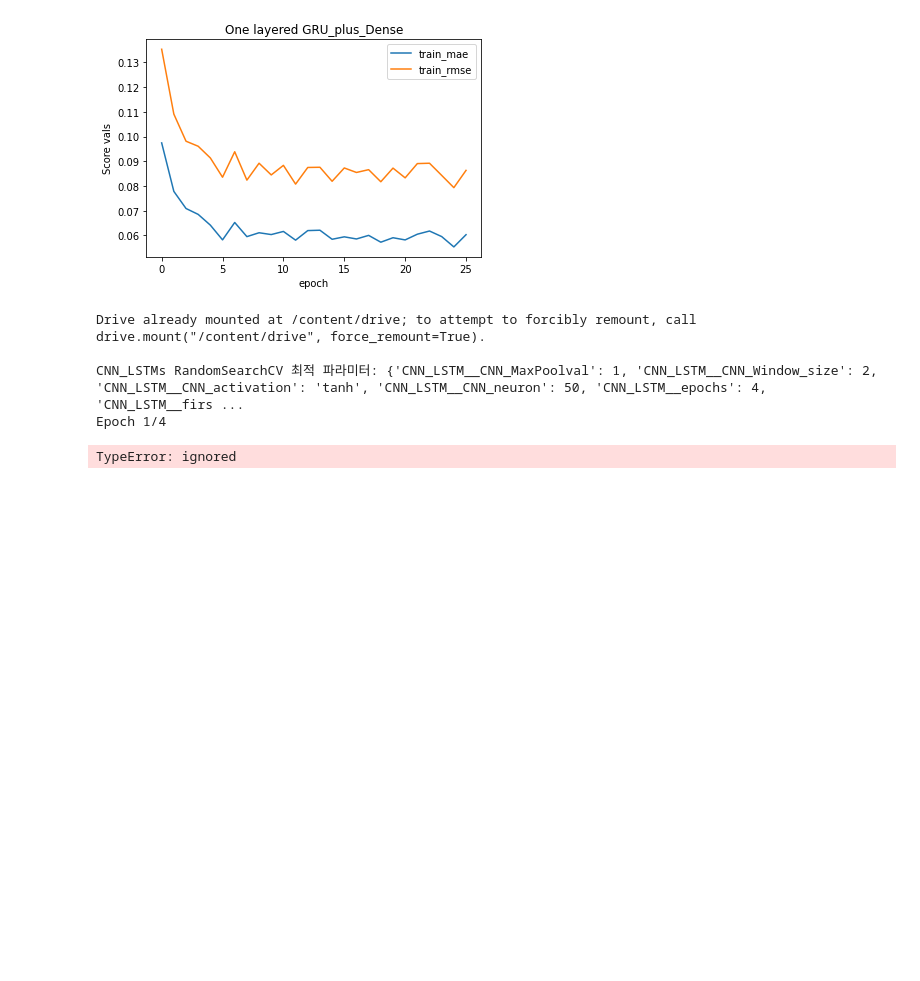
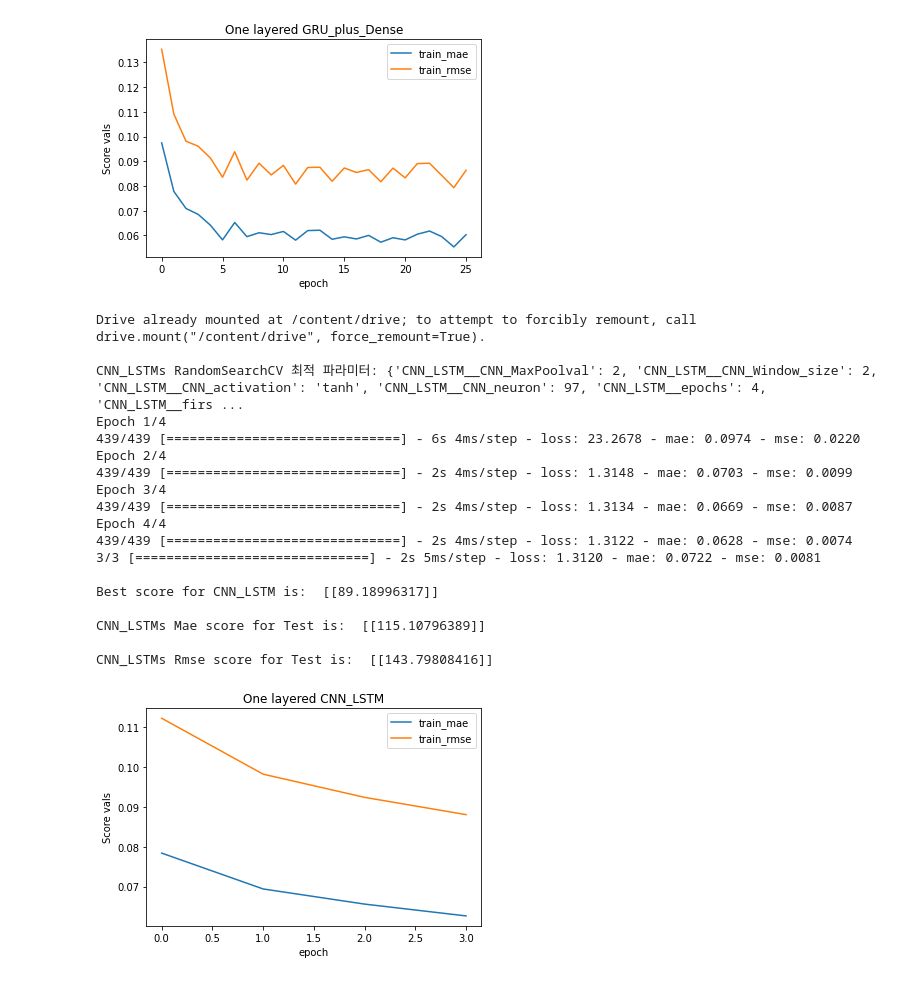
Before and after one commit to jet981217/COVID19_PREDICTION_VARIOUS_AI_COMPARISON, a Jupyter notebook: COVID_19_PREDICTION.ipynb, the cells around one changed output. Saved outputs shown, nothing was run; the diff lists cells and outputs as text; code cells hidden in the pictures; blank space fills up the shorter version.

Commit message:
Added CNN_LSTM

```diff
--- a/COVID_19_PREDICTION.ipynb
+++ b/COVID_19_PREDICTION.ipynb
@@ -1234,13 +1234,13 @@ train_target = train_target.astype('float64')
 train_target_scaler  = MaxAbsScaler()
 train_target = train_target_scaler.fit_transform(train_target)
 
-
+"""
 NUM_CHECK_INPUT =[[1629,0,0,1486,0,0,1318,0,1,1365,-2,1,1896,-1,1,1674,0,1,1710,0,1]]
 NUM_CHECK_INPUT = np.array(NUM_CHECK_INPUT)
 NUM_CHECK_INPUT = NUM_CHECK_INPUT.astype('float64')
 NUM_CHECK_INPUT = test_input_scaler.transform(NUM_CHECK_INPUT)
 NUM_CHECK_INPUT = NUM_CHECK_INPUT.reshape(7,3)
-
+"""
 
 def Model_Build_With_CNN_LSTM(CNN_neuron, CNN_Window_size, CNN_activation, CNN_MaxPoolval, first_recurrent_Drop_val, first_Drop_val,first_neuron, first_activator, optimizer_val, first_l1, first_l2):
   Model = models.Sequential()
@@ -1252,7 +1252,7 @@ def Model_Build_With_CNN_LSTM(CNN_neuron, CNN_Window_size, CNN_activation, CNN_M
 
   #recurrent_activation = first_activator
   #출력층
-  Model.add(LSTM(first_neuron, recurrent_activation = first_activator, recurrent_regularizer= regularizers.l1_l2(l1=first_l1, l2=first_l2),input_shape=(7,3,), return_sequences=False, recurrent_dropout= first_recurrent_Drop_val, dropout = first_Drop_val))
+  Model.add(LSTM(first_neuron, recurrent_activation = first_activator, recurrent_regularizer= regularizers.l1_l2(l1=first_l1, l2=first_l2),input_shape=(7,3,), return_sequences=False, recurrent_dropout= first_recurrent_Drop_val, dropout = first_Drop_val))#input_shape=(7,3,),
   Model.add(layers.Dense(1))
   Model.compile(optimizer= optimizer_val, loss='mse', metrics=['mae', 'mse'])
   return Model
@@ -1282,36 +1282,51 @@ grid_CNN_LSTM.fit(train_input, train_target)
 print('\nCNN_LSTM''s RandomSearchCV 최적 파라미터:', grid_CNN_LSTM.best_params_)
 
 
-Model_CNN_LSTM_For_Test = Model_Build_With_CNN_LSTM(grid_CNN_LSTM.best_params_.get('CNN_LSTM__CNN_neuron'), grid_CNN_LSTM.best_params_.get('CNN_LSTM__CNN_Window_size'), grid_CNN_LSTM.best_params_.get('CNN_LSTM__CNN_activation'), grid_CNN_LSTM.best_params_.get('CNN_LSTM__CNN_MaxPoolval'),
-                                                    grid_CNN_LSTM.best_params_.get('CNN_LSTM__first_recurrent_Drop_val'), grid_CNN_LSTM.best_params_.get('CNN_LSTM__first_Drop_val'),
-                                                    grid_CNN_LSTM.best_params_.get('LSTM__first_neuron'), grid_CNN_LSTM.best_params_.get('CNN_LSTM__first__activator'), grid_CNN_LSTM.best_params_.get('CNN_LSTM__optimizer_val'),
+Model_CNN_LSTM_For_Test = Model_Build_With_CNN_LSTM(grid_CNN_LSTM.best_params_.get('CNN_LSTM__CNN_neuron'), grid_CNN_LSTM.best_params_.get('CNN_LSTM__CNN_Window_size'), grid_CNN_LSTM.best_params_.get('CNN_LSTM__CNN_activation'),
+                                                    grid_CNN_LSTM.best_params_.get('CNN_LSTM__CNN_MaxPoolval'), grid_CNN_LSTM.best_params_.get('CNN_LSTM__first_recurrent_Drop_val'), grid_CNN_LSTM.best_params_.get('CNN_LSTM__first_Drop_val'),
+                                                    grid_CNN_LSTM.best_params_.get('CNN_LSTM__first_neuron'), grid_CNN_LSTM.best_params_.get('CNN_LSTM__first_activator'), grid_CNN_LSTM.best_params_.get('CNN_LSTM__optimizer_val'),
                                                     grid_CNN_LSTM.best_params_.get('CNN_LSTM__first_l1'), grid_CNN_LSTM.best_params_.get('CNN_LSTM__first_l2'))
 
-history_CNN_LSTM_For_Test = Model_CNN_LSTM_For_Test.fit(train_input_forlast, train_target_forlast, epochs=grid_CNN_LSTM.best_params_.get('CNN_LSTM__epochs'), batch_size=1, verbose=1)
 
+history_CNN_LSTM_For_Test = Model_CNN_LSTM_For_Test.fit(train_input_forlast, train_target_forlast, epochs = grid_CNN_LSTM.best_params_.get('CNN_LSTM__epochs'),batch_size=1, verbose=1)#
+#
 Model_CNN_LSTM_For_Test_mse_score, Model_CNN_LSTM_For_Test_mae_score, Model_CNN_LSTM_For_Test_mse_score = Model_CNN_LSTM_For_Test.evaluate(test_input, test_target)
 
 Best_score_CNN_LSTM = np.array([[math.sqrt(-1*grid_CNN_LSTM.best_score_)]])
 Test_mae = np.array([[Model_CNN_LSTM_For_Test_mae_score]])
 Test_Rmse = np.array([[math.sqrt(Model_CNN_LSTM_For_Test_mse_score)]])
 #LSTM_Prediction = np.array(Model_LSTM_For_Test.predict(NUM_CHECK_INPUT))
 
 print('\nBest score for CNN_LSTM is: ', train_target_scaler.inverse_transform(Best_score_CNN_LSTM))
 #print('\nPrediction for CNN_LSTM is: ', test_target_scaler.inverse_transform(LSTM_Prediction))
 print('\nCNN_LSTM''s Mae score for Test is: ', train_target_forlast_scaler.inverse_transform(Test_mae))#test_target_mean
 print('\nCNN_LSTM''s Rmse score for Test is: ',train_target_forlast_scaler.inverse_transform(Test_Rmse))
 
 
 plt.title("One layered CNN_LSTM")
 plt.plot(history_CNN_LSTM_For_Test.history['mae'])
 plt.plot(np.sqrt(history_CNN_LSTM_For_Test.history['mse']))
 plt.xlabel('epoch')
 plt.ylabel('Score vals')
 plt.legend(['train_mae', 'train_rmse'])
 plt.show()
 # %% [output]
 Drive already mounted at /content/drive; to attempt to forcibly remount, call drive.mount("/content/drive", force_remount=True).
 
-CNN_LSTMs RandomSearchCV 최적 파라미터: {'CNN_LSTM__CNN_MaxPoolval': 1, 'CNN_LSTM__CNN_Window_size': 2, 'CNN_LSTM__CNN_activation': 'tanh', 'CNN_LSTM__CNN_neuron': 50, 'CNN_LSTM__epochs': 4, 'CNN_LSTM__firs ...
+CNN_LSTMs RandomSearchCV 최적 파라미터: {'CNN_LSTM__CNN_MaxPoolval': 2, 'CNN_LSTM__CNN_Window_size': 2, 'CNN_LSTM__CNN_activation': 'tanh', 'CNN_LSTM__CNN_neuron': 97, 'CNN_LSTM__epochs': 4, 'CNN_LSTM__firs ...
 Epoch 1/4
+439/439 [==============================] - 6s 4ms/step - loss: 23.2678 - mae: 0.0974 - mse: 0.0220
+Epoch 2/4
+439/439 [==============================] - 2s 4ms/step - loss: 1.3148 - mae: 0.0703 - mse: 0.0099
+Epoch 3/4
+439/439 [==============================] - 2s 4ms/step - loss: 1.3134 - mae: 0.0669 - mse: 0.0087
+Epoch 4/4
+439/439 [==============================] - 2s 4ms/step - loss: 1.3122 - mae: 0.0628 - mse: 0.0074
+3/3 [==============================] - 2s 5ms/step - loss: 1.3120 - mae: 0.0722 - mse: 0.0081
+
+Best score for CNN_LSTM is:  [[89.18996317]]
+
+CNN_LSTMs Mae score for Test is:  [[115.10796389]]
+
+CNN_LSTMs Rmse score for Test is:  [[143.79808416]]
-TypeError: ignored
+[figure, added]
```
